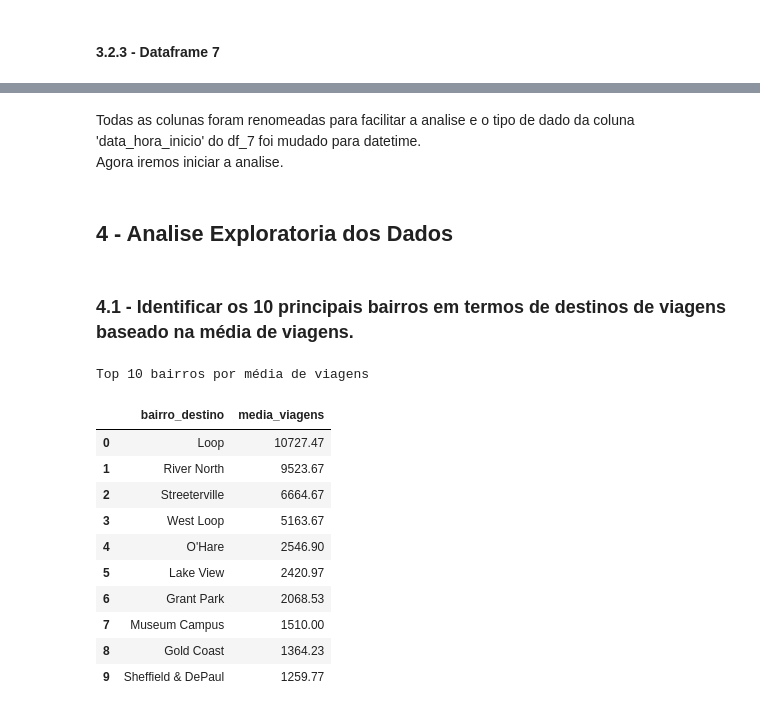
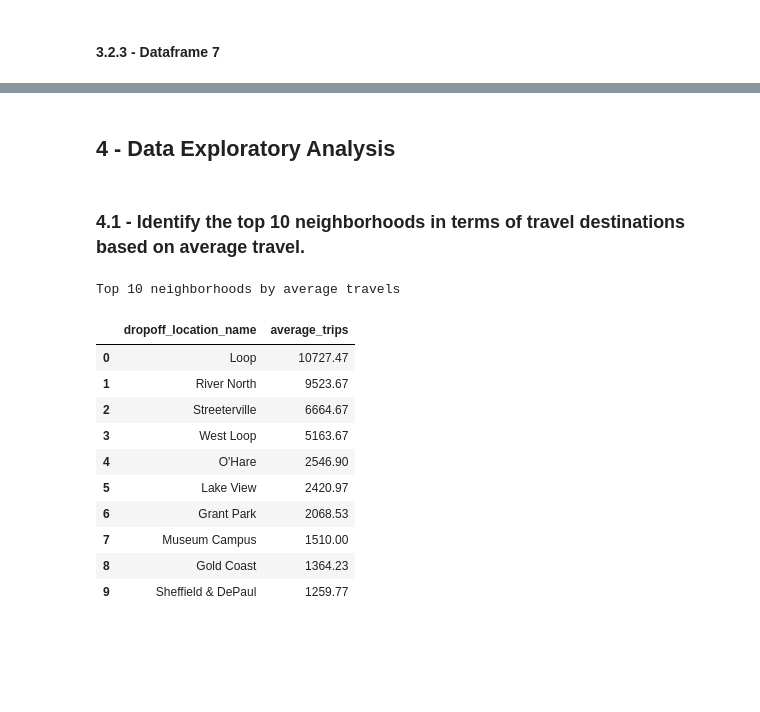
Before and after one commit to guilhermen29/Projeto-Zuber, a Jupyter notebook: notebook/notebook.ipynb, the cells around one changed output, grey strips where cells are left out. Drawn from its saved outputs; the diff is of its cells as text; code cells hidden in the pictures; blank space fills up the shorter version.

```diff
--- a/notebook/notebook.ipynb
+++ b/notebook/notebook.ipynb
@@ -99,7 +89,3 @@ Data columns (total 2 columns):
 dtypes: float64(1), object(1)
 memory usage: 1.6+ KB
 None
-# %%
-# Renomeando colunas do df_4 para facilitar a análise
-df_4.rename(columns={'dropoff_location_name': 'bairro_destino','average_trips': 'media_viagens'}, inplace=True)
-print(df_4.head())
@@ -164,17 +119,14 @@ None
-# %% [markdown]
-Todas as colunas foram renomeadas para facilitar a analise e o tipo de dado da coluna 'data_hora_inicio' do df_7 foi mudado para datetime.
-Agora iremos iniciar a analise.
-# %% [markdown]
-## 4 - Analise Exploratoria dos Dados
-# %% [markdown]
-### 4.1 - Identificar os 10 principais bairros em termos de destinos de viagens baseado na média de viagens.
+# %% [markdown]
+## 4 - Data Exploratory Analysis
+# %% [markdown]
+### 4.1 - Identify the top 10 neighborhoods in terms of travel destinations based on average travel.
 # %%
-top_10_bairros = df_4.sort_values(by='media_viagens', ascending=False).head(10).round(2)
-print("Top 10 bairros por média de viagens")
-display(top_10_bairros)
+top_10_neighborhoods = df_4.sort_values(by='average_trips', ascending=False).head(10).round(2)
+print("Top 10 neighborhoods by average travels")
+display(top_10_neighborhoods)
 # %% [output]
-Top 10 bairros por média de viagens
+Top 10 neighborhoods by average travels
-|  | bairro_destino | media_viagens |
+|  | dropoff_location_name | average_trips |
 | 0 | Loop | 10727.47 |
 | 1 | River North | 9523.67 |
 | 2 | Streeterville | 6664.67 |
```
Also changed, not shown: parts of 34 cells of this notebook.
